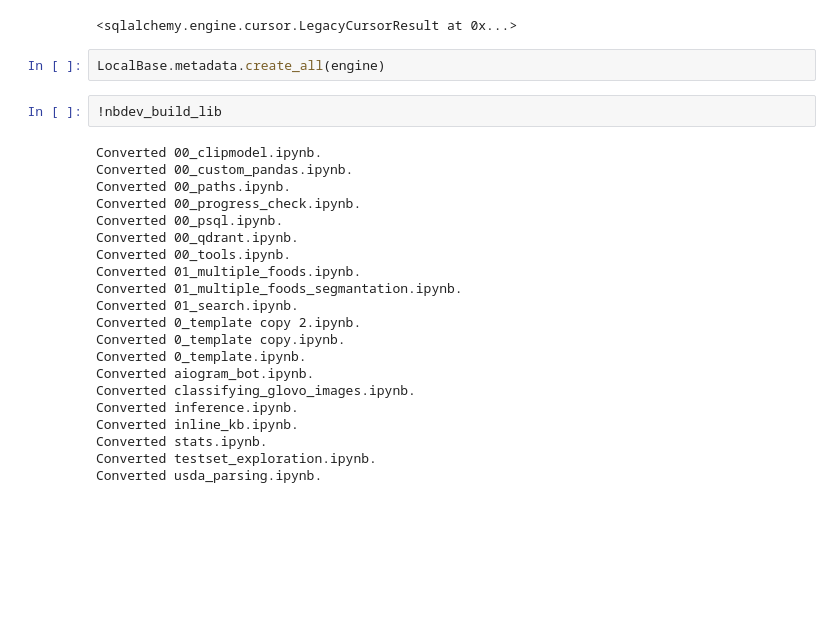
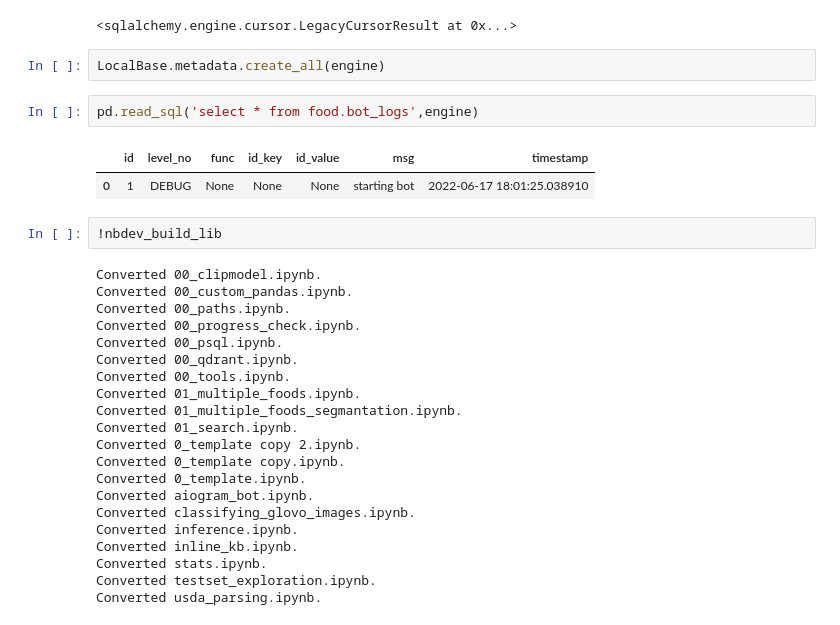
Before and after one commit to DmitriyG228/food, a Jupyter notebook: 00_psql.ipynb, the cells around one changed output. Drawn from its saved outputs; the diff is of its cells as text; blank space fills up the shorter version.

```diff
--- a/00_psql.ipynb
+++ b/00_psql.ipynb
@@ -331,6 +344,11 @@ engine.execute(f'CREATE SCHEMA IF NOT EXISTS {schema};')
 <sqlalchemy.engine.cursor.LegacyCursorResult at 0x...>
 # %%
 LocalBase.metadata.create_all(engine)
+# %%
+pd.read_sql('select * from food.bot_logs',engine)
+# %% [output]
+|  | id | level_no | func | id_key | id_value | msg | timestamp |
+| 0 | 1 | DEBUG | None | None | None | starting bot | 2022-06-17 18:01:25.038910 |
 # %%
 !nbdev_build_lib
 # %% [output]
```
Also changed, not shown: parts of 7 cells of this notebook, 5 other files.
